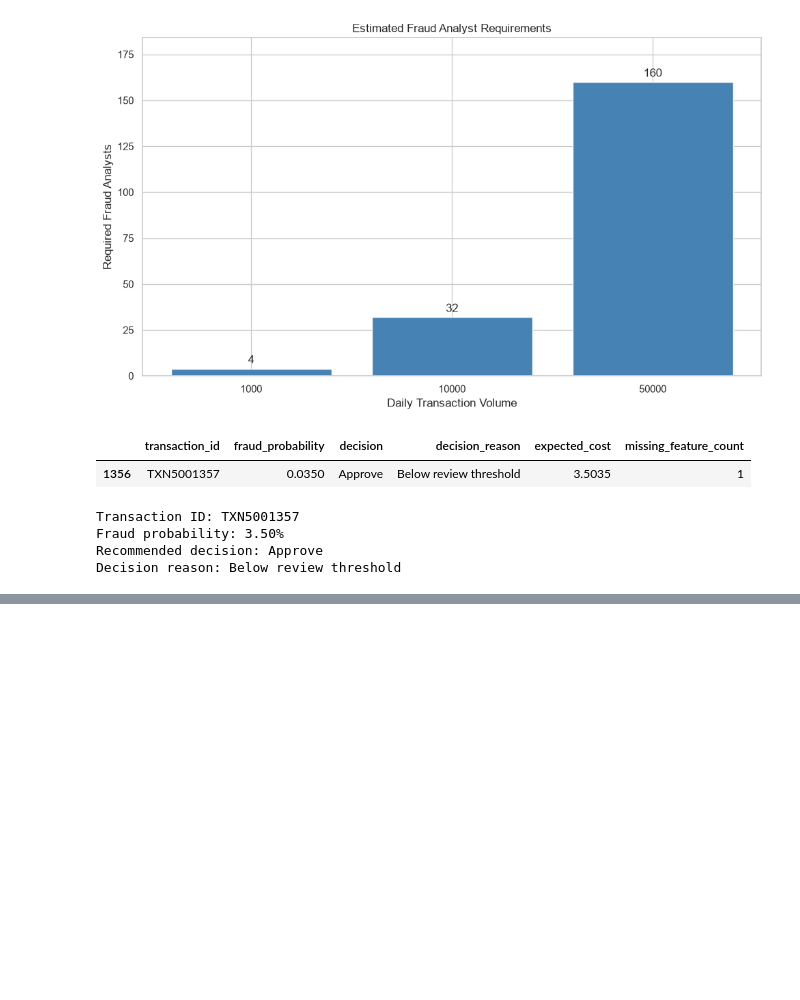
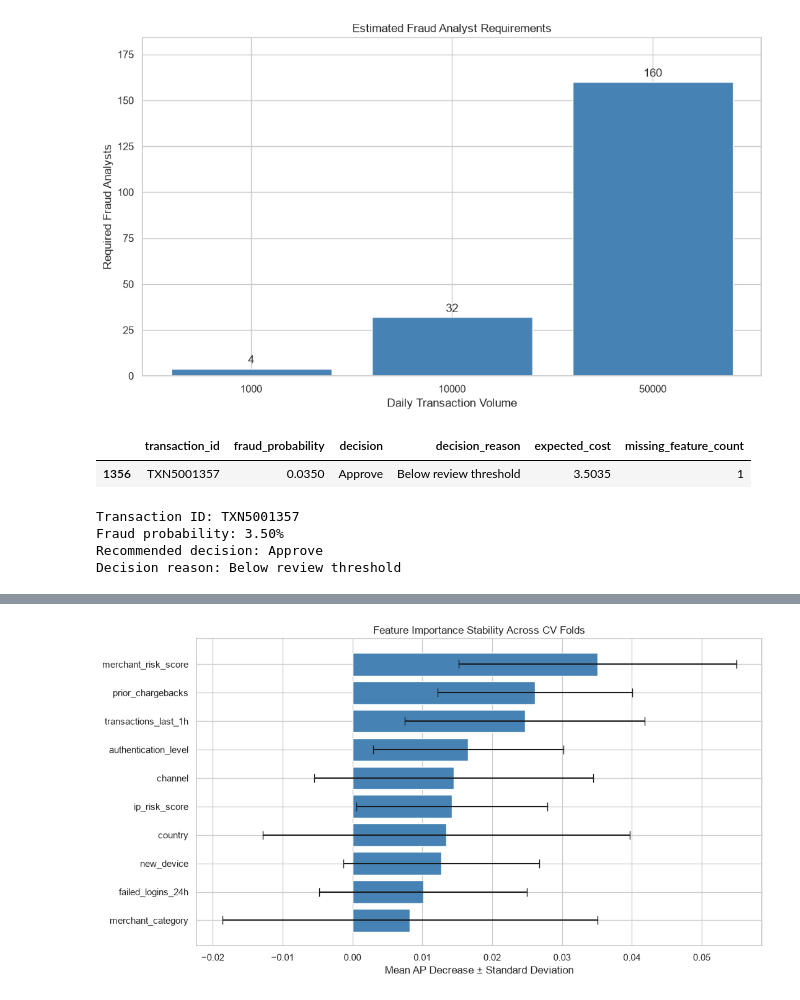
Before and after one commit to Charith-01/fraud-risk-intelligence-engine, a Jupyter notebook: 01_fraud_risk_analysis.ipynb, the cells around one changed output, grey strips where cells are left out. Cells and saved outputs as stored; diff of their text form; code cells hidden in the pictures; blank space fills up the shorter version.

```diff
--- a/01_fraud_risk_analysis.ipynb
+++ b/01_fraud_risk_analysis.ipynb
@@ -5975,0 +6497,68 @@ Decision reason: Below review threshold
+# %%
+importance_matrix = importance_fold_results.pivot(
+    index="fold",
+    columns="feature",
+    values="importance"
+)
+
+feature_stability = pd.DataFrame({
+
+    "mean_importance": importance_matrix.mean(),
+
+    "std_importance": importance_matrix.std(),
+
+    "positive_folds": (
+        importance_matrix > 0
+    ).sum(),
+
+    "top_5_folds": (
+        importance_matrix.rank(
+            axis=1,
+            ascending=False,
+            method="min"
+        ) <= 5
+    ).sum()
+
+}).sort_values(
+    "mean_importance",
+    ascending=False
+)
+
+display(feature_stability)
+
+feature_stability.to_csv(
+    METRICS_DIR / "feature_importance_stability.csv"
+)
+
+top_stable = feature_stability.head(10)
+
+fig, ax = plt.subplots(figsize=(11, 6))
+
+ax.barh(
+    top_stable.index,
+    top_stable["mean_importance"],
+    xerr=top_stable["std_importance"],
+    color="steelblue",
+    capsize=5
+)
+
+ax.invert_yaxis()
+
+ax.set_title(
+    "Feature Importance Stability Across CV Folds"
+)
+
+ax.set_xlabel(
+    "Mean AP Decrease ± Standard Deviation"
+)
+
+plt.tight_layout()
+
+plt.savefig(
+    FIGURES_DIR / "feature_importance_stability.png",
+    dpi=300,
+    bbox_inches="tight"
+)
+
+plt.show()
+# %% [output]
@@ -5975,0 +6583 @@ Decision reason: Below review threshold
+[figure, added]
```
Also changed, not shown: parts of 16 cells of this notebook, 16 other files.
